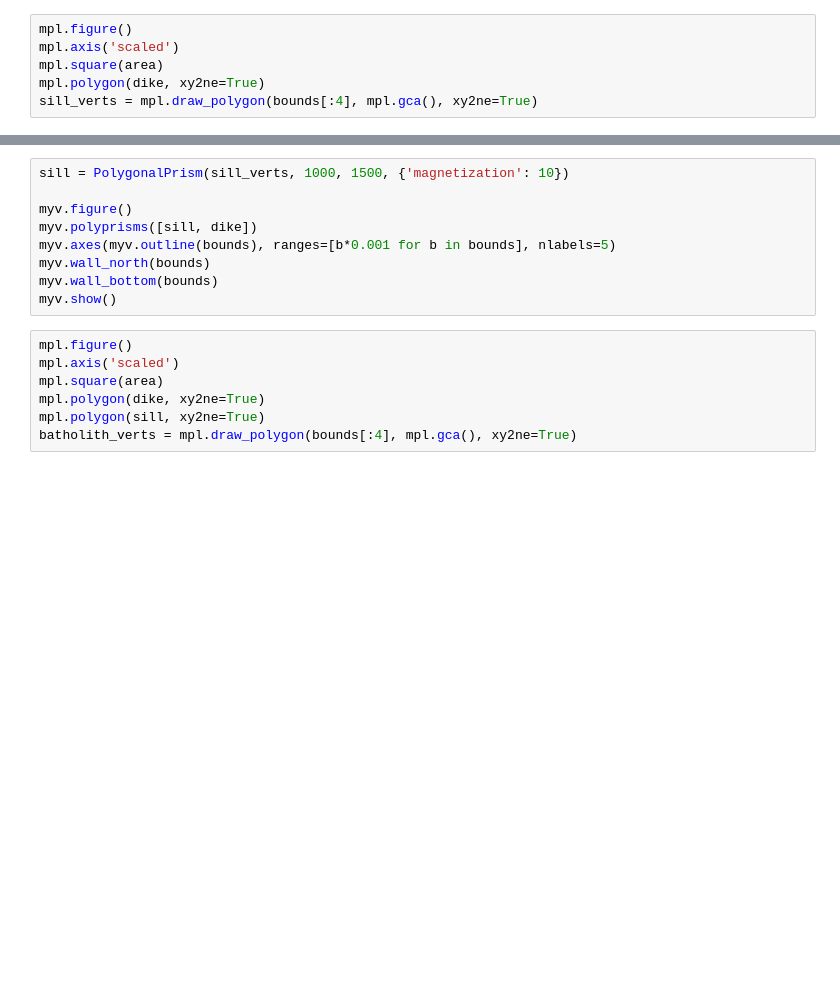
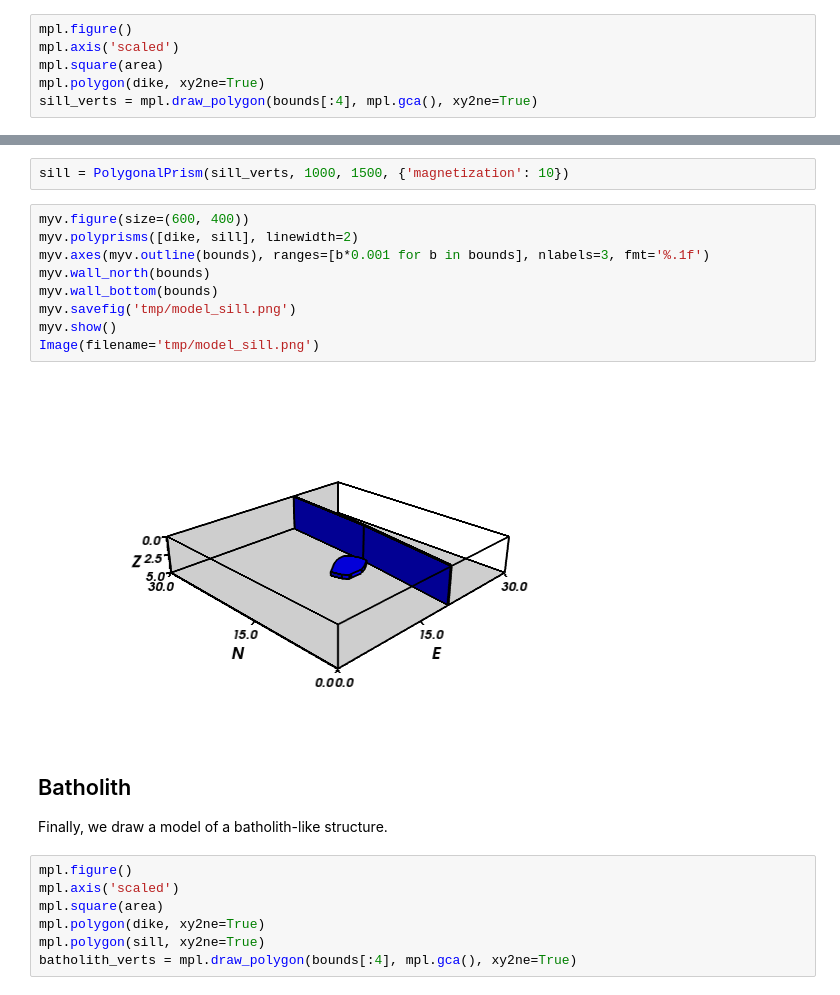
Before and after one commit to pinga-lab/paper-tle-euler-tutorial, a Jupyter notebook: create_synthetic_data.ipynb, the cells around one changed output, grey strips where cells are left out. Cells and saved outputs as stored; diff of their text form; blank space fills up the shorter version.

```diff
--- a/create_synthetic_data.ipynb
+++ b/create_synthetic_data.ipynb
@@ -41,12 +95,20 @@ sill_verts = mpl.draw_polygon(bounds[:4], mpl.gca(), xy2ne=True)
+# %%
+sill = PolygonalPrism(sill_verts, 1000, 1500, {'magnetization': 10})
 # %%
-sill = PolygonalPrism(sill_verts, 1000, 1500, {'magnetization': 10})
-
-myv.figure()
-myv.polyprisms([sill, dike])
-myv.axes(myv.outline(bounds), ranges=[b*0.001 for b in bounds], nlabels=5)
+myv.figure(size=(600, 400))
+myv.polyprisms([dike, sill], linewidth=2)
+myv.axes(myv.outline(bounds), ranges=[b*0.001 for b in bounds], nlabels=3, fmt='%.1f')
 myv.wall_north(bounds)
 myv.wall_bottom(bounds)
+myv.savefig('tmp/model_sill.png')
 myv.show()
+Image(filename='tmp/model_sill.png')
+# %% [output]
+[figure, added]
+# %% [markdown]
+## Batholith
+
+Finally, we draw a model of a batholith-like structure.
 # %%
 mpl.figure()
 mpl.axis('scaled')
```
Also changed, not shown: parts of 35 cells of this notebook.
